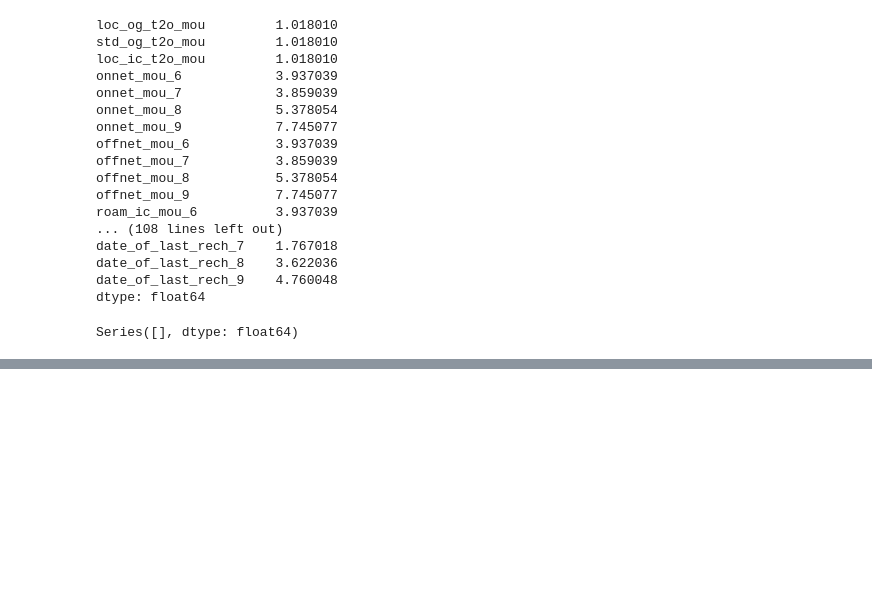
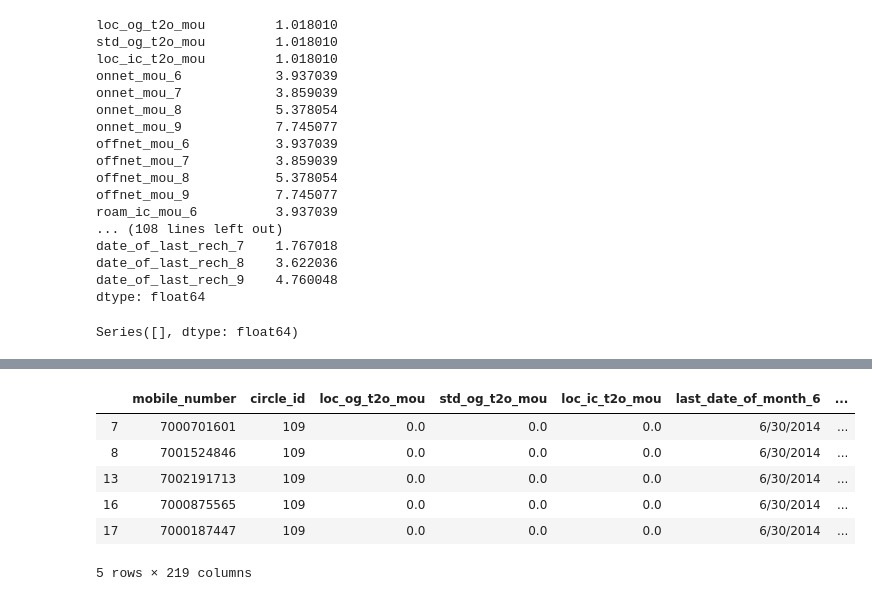
Before and after one commit to singh-manvinder/telecom_churn, a Jupyter notebook: solution.ipynb, the cells around one changed output, grey strips where cells are left out. Saved outputs shown, nothing was run; the diff lists cells and outputs as text; code cells hidden in the pictures; blank space fills up the shorter version.

```diff
--- a/solution.ipynb
+++ b/solution.ipynb
@@ -152,0 +155,2 @@ Series([], dtype: float64)
+# %%
+df_churn["total_rech_amt_6_7"] = (df_churn["total_rech_amt_6"] + df_churn["total_rech_amt_7"])/2
@@ -152,0 +171,12 @@ Series([], dtype: float64)
+# %%
+df_churn_hvc = df_churn[df_churn['total_rech_amt_6_7'] > df_churn['total_rech_amt_6_7'].quantile(0.7)]
+# %%
+df_churn_hvc.head()
+# %% [output]
+|  | mobile_number | circle_id | loc_og_t2o_mou | std_og_t2o_mou | loc_ic_t2o_mou | last_date_of_month_6 | ... |
+| 7 | 7000701601 | 109 | 0.0 | 0.0 | 0.0 | 6/30/2014 | ... |
+| 8 | 7001524846 | 109 | 0.0 | 0.0 | 0.0 | 6/30/2014 | ... |
+| 13 | 7002191713 | 109 | 0.0 | 0.0 | 0.0 | 6/30/2014 | ... |
+| 16 | 7000875565 | 109 | 0.0 | 0.0 | 0.0 | 6/30/2014 | ... |
+| 17 | 7000187447 | 109 | 0.0 | 0.0 | 0.0 | 6/30/2014 | ... |
+5 rows × 219 columns
```
Also changed, not shown: parts of 2 cells of this notebook.
